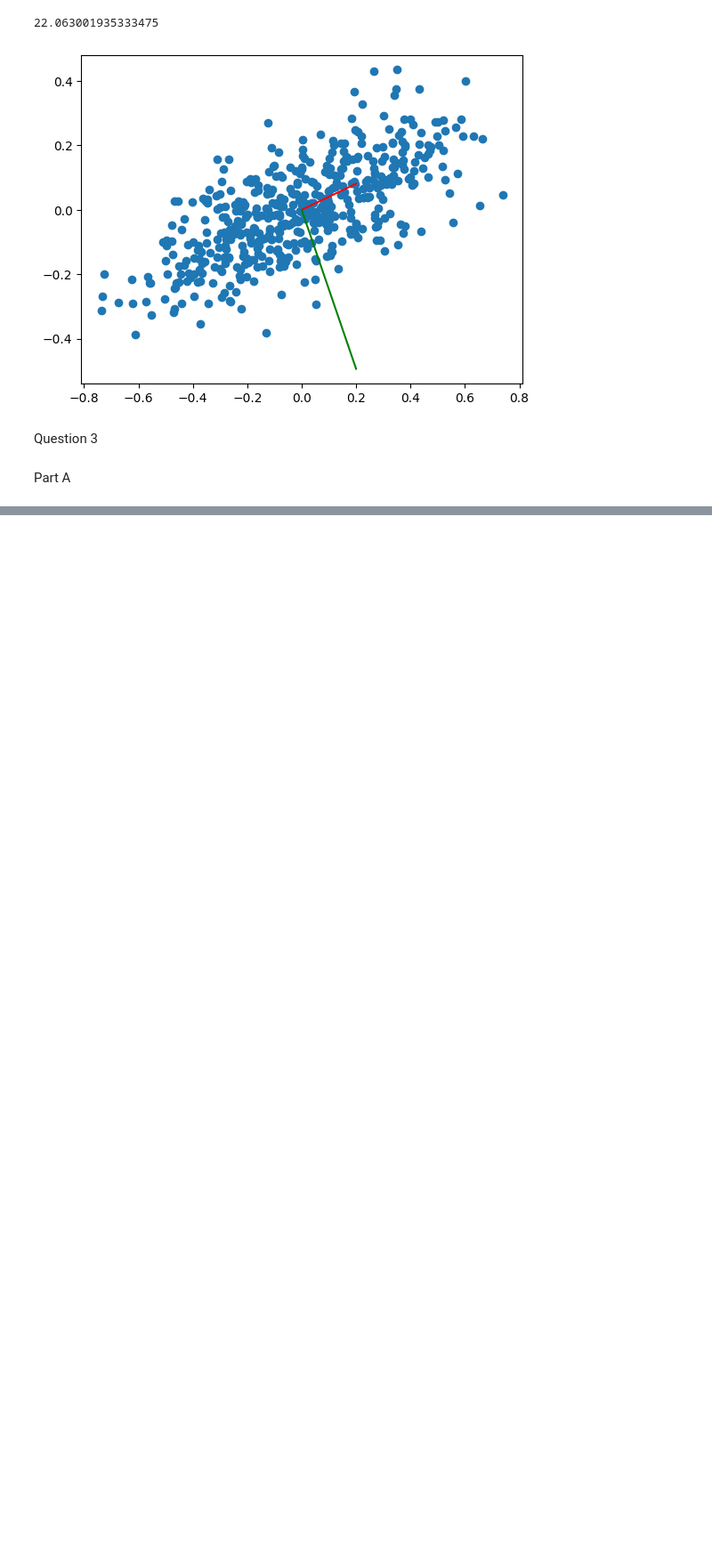
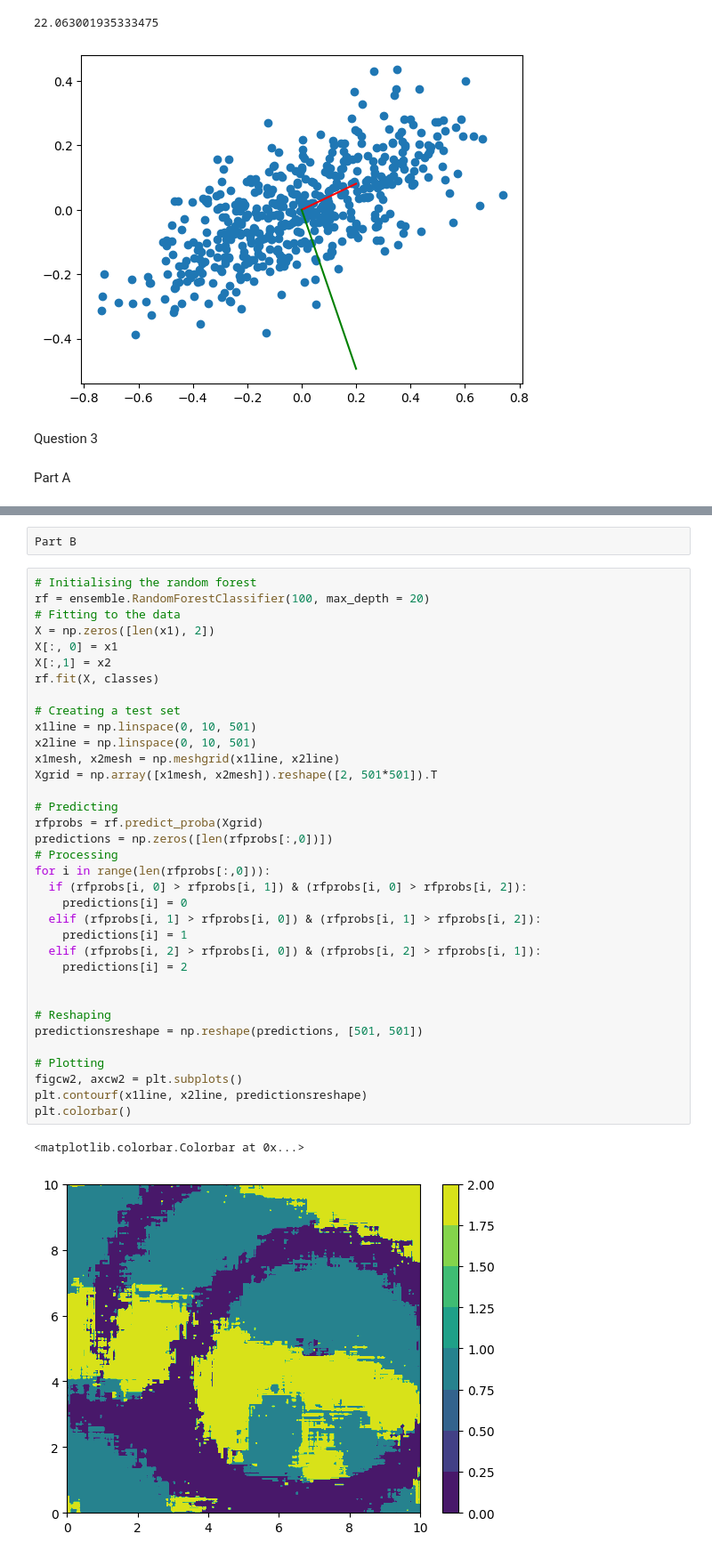
Before and after one commit to JGrant3101/ME4MachineLearning, a Jupyter notebook: Tutorial9.ipynb, the cells around one changed output, grey strips where cells are left out. Shown at 89% size. Cells and saved outputs as stored; diff of their text form; blank space fills up the shorter version.

```diff
--- a/Tutorial9.ipynb
+++ b/Tutorial9.ipynb
@@ -151,0 +170,40 @@ ValueError: ignored
+# %%
+Part B
+# %%
+# Initialising the random forest
+rf = ensemble.RandomForestClassifier(100, max_depth = 20)
+# Fitting to the data
+X = np.zeros([len(x1), 2])
+X[:, 0] = x1
+X[:,1] = x2
+rf.fit(X, classes)
+
+# Creating a test set
+x1line = np.linspace(0, 10, 501)
+x2line = np.linspace(0, 10, 501)
+x1mesh, x2mesh = np.meshgrid(x1line, x2line)
+Xgrid = np.array([x1mesh, x2mesh]).reshape([2, 501*501]).T
+
+# Predicting
+rfprobs = rf.predict_proba(Xgrid)
+predictions = np.zeros([len(rfprobs[:,0])])
+# Processing
+for i in range(len(rfprobs[:,0])):
+  if (rfprobs[i, 0] > rfprobs[i, 1]) & (rfprobs[i, 0] > rfprobs[i, 2]):
+    predictions[i] = 0
+  elif (rfprobs[i, 1] > rfprobs[i, 0]) & (rfprobs[i, 1] > rfprobs[i, 2]):
+    predictions[i] = 1
+  elif (rfprobs[i, 2] > rfprobs[i, 0]) & (rfprobs[i, 2] > rfprobs[i, 1]):
+    predictions[i] = 2
+
+
+# Reshaping
+predictionsreshape = np.reshape(predictions, [501, 501])
+
+# Plotting
+figcw2, axcw2 = plt.subplots()
+plt.contourf(x1line, x2line, predictionsreshape)
+plt.colorbar()
+# %% [output]
+<matplotlib.colorbar.Colorbar at 0x...>
+[figure, added]
```
Also changed, not shown: parts of 3 cells of this notebook.
